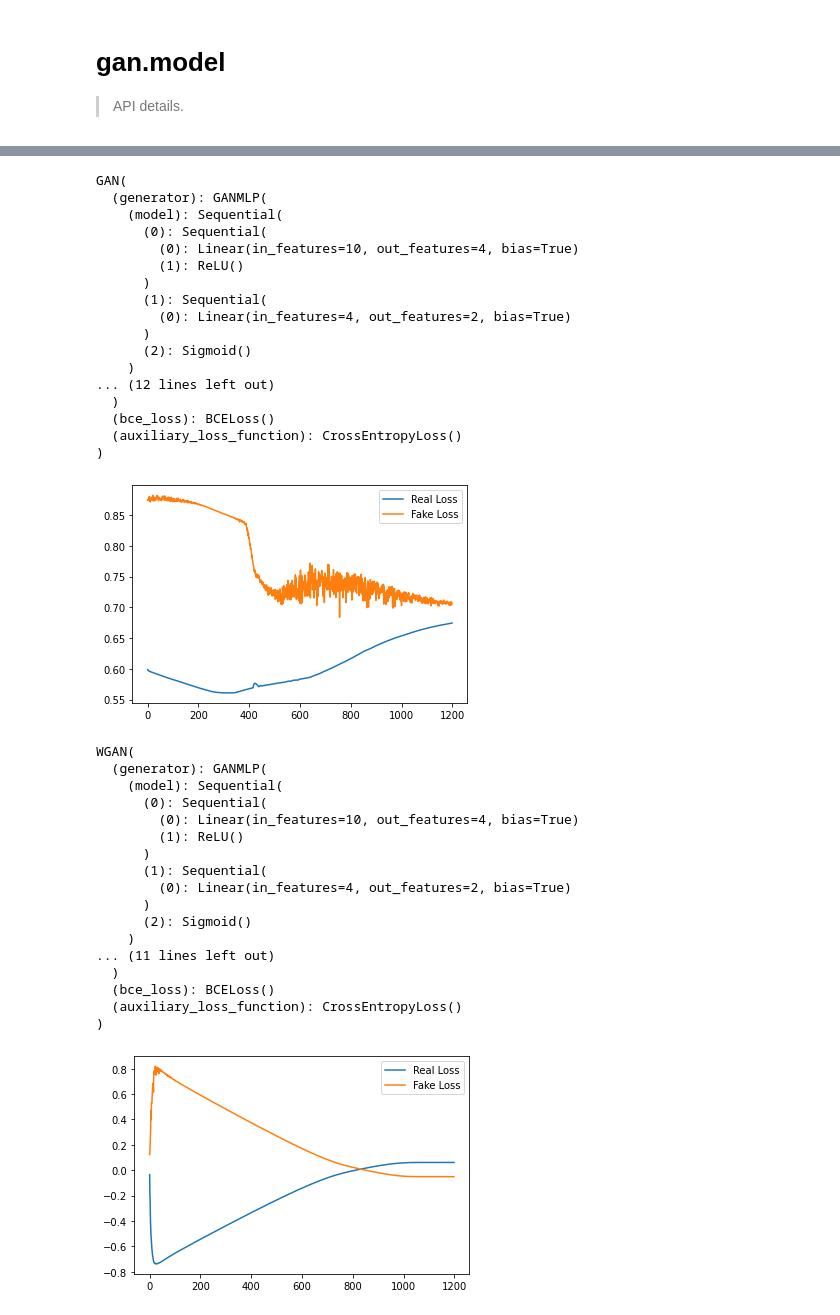
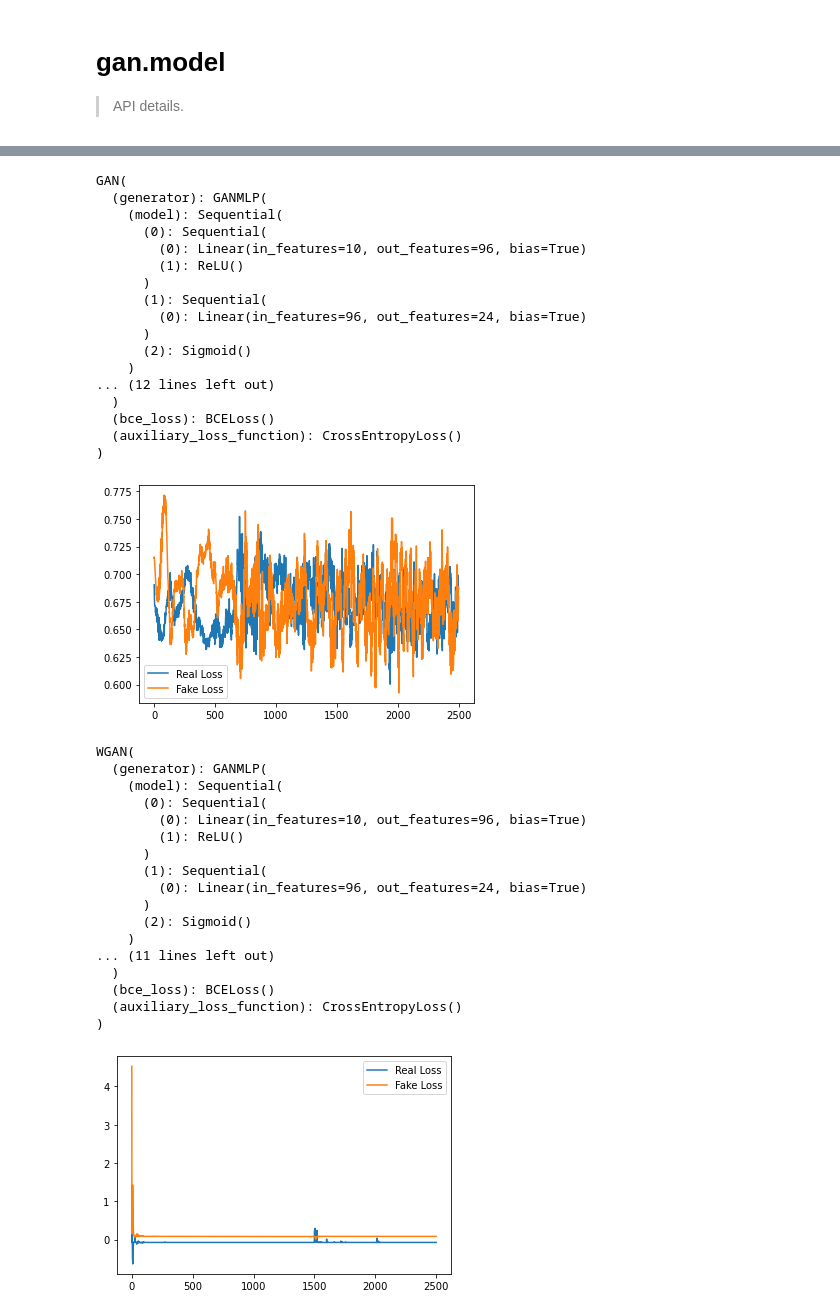
Before and after one commit to scribbler00/fastrenewables, a Jupyter notebook: nbs/10_gan.model.ipynb, the cells around one changed output, grey strips where cells are left out. Cells and saved outputs as stored; diff of their text form; code cells hidden in the pictures.

```diff
--- a/nbs/10_gan.model.ipynb
+++ b/nbs/10_gan.model.ipynb
@@ -57,7 +62,7 @@ def LinBnAct(si, so, use_bn, act_cls):
 # export
 
 class GANMLP(torch.nn.Module):
-    def __init__(self, ann_structure, bn_cont=False, act_fct=torch.nn.ReLU, final_act_fct=nn.Sigmoid, embedding_module=None, transpose=False):
+    def __init__(self, ann_structure, len_ts=1, bn_cont=False, act_fct=torch.nn.ReLU, final_act_fct=nn.Sigmoid, embedding_module=None, transpose=False):
         super(GANMLP, self).__init__()
 
         n_cont = ann_structure[0]
@@ -77,7 +82,7 @@ class GANMLP(torch.nn.Module):
                 cur_act_fct = None
                 cur_use_bn = False
 
-            layer = LinBnAct(ann_structure[idx-1], ann_structure[idx], cur_use_bn , cur_act_fct)
+            layer = LinBnAct(ann_structure[idx-1]*len_ts, ann_structure[idx]*len_ts, cur_use_bn, cur_act_fct)
             layers.append(layer)
         if final_act_fct is not None:
             layers.append(final_act_fct())
@@ -94,16 +99,18 @@ class GANMLP(torch.nn.Module):
 # hide
 
 emb = EmbeddingModule([n_in])
-model = GANMLP(ann_structure=[n_in, n_hidden, 1], embedding_module=emb)
+model = GANMLP(ann_structure=[n_in*len_ts, n_hidden*len_ts, 1*n_classes], embedding_module=None)
 print(model)
 opt = torch.optim.Adam(params=model.parameters())
 loss = torch.nn.MSELoss()
-data = DummyDataset(n_samples=100, n_cat_feats=n_in, n_cont_feats=n_in, n_targets=1, n_dim=2)
+data = SineDataset(n_samples, n_classes, n_features, len_ts)
+#data = DummyDataset(n_samples=100, n_cat_feats=n_in, n_cont_feats=n_in, n_targets=1, n_dim=2)
 dl = torch.utils.data.DataLoader(data, batch_size=8, shuffle=True, drop_last=True)
+plot_sine_samples(dl)
 
 errors = []
 
-for epoch in range(50):
+for epoch in range(epochs):
     for x_cat, x_cont, y in dl:
         opt.zero_grad()
         pred = model(x_cat.long(), x_cont)
@@ -263,7 +241,10 @@ class GAN(nn.Module):
         return y, class_probs
 
     def auxiliary_loss(self, class_probs, y):
-        return self.auxiliary_loss_function(class_probs, y.ravel().to(torch.int64))*self.auxiliary_weighting_factor
+        # class_probs and targets should be of the same shape (N, n_classes)!
+        class_probs = class_probs.squeeze(1)
+        y = y.squeeze(1)
+        return self.auxiliary_loss_function(class_probs, y)*self.auxiliary_weighting_factor
 
     def train_generator(self, x_cat, x_cont, y):
         z = self.noise(x_cont)
@@ -319,14 +300,14 @@ class GAN(nn.Module):
 # %%
 #hide
 
-generator = GANMLP([n_z, n_hidden, n_in])
-discriminator = GANMLP([n_in, n_hidden, 1])
+generator = GANMLP([n_z, n_hidden*len_ts, n_in*len_ts])
+discriminator = GANMLP([n_in*len_ts, n_hidden*len_ts, 1*len_ts])
 gen_opt = torch.optim.Adam(generator.parameters())
 dis_opt = torch.optim.Adam(discriminator.parameters())
 model = GAN(generator, discriminator, gen_opt, dis_opt, n_z=n_z)
 print(model)
 
-data = DummyDataset(n_samples=100, n_cat_feats=n_in, n_cont_feats=n_in, n_targets=1, n_dim=2)
+data = SineDataset(n_samples, n_classes, n_features, len_ts)
 dl = torch.utils.data.DataLoader(data, batch_size=8, shuffle=True, drop_last=True)
 
 for e in tqdm(range(epochs)):
@@ -334,8 +315,6 @@ for e in tqdm(range(epochs)):
         x_cat = x_cat.to(model.device)
         x_cont = x_cont.to(model.device)
         y = y.to(model.device)
-        if y.dim() == 3:
-            y = y.flatten(1, 2)[:, 0]
 
         model.train_discriminator(x_cat, x_cont, y)
         model.train_generator(x_cat, x_cont, y)
@@ -356,11 +335,11 @@ GAN(
   (generator): GANMLP(
     (model): Sequential(
       (0): Sequential(
-        (0): Linear(in_features=10, out_features=4, bias=True)
+        (0): Linear(in_features=10, out_features=96, bias=True)
         (1): ReLU()
       )
       (1): Sequential(
-        (0): Linear(in_features=4, out_features=2, bias=True)
+        (0): Linear(in_features=96, out_features=24, bias=True)
       )
       (2): Sigmoid()
     )
@@ -369,7 +348,7 @@ GAN(
   (bce_loss): BCELoss()
   (auxiliary_loss_function): CrossEntropyLoss()
 )
-[figure, old version]
+[figure, new version]
 # %%
 # export
 
@@ -420,14 +399,14 @@ class WGAN(GAN):
 # %%
 #hide
 
-generator = GANMLP([n_z, n_hidden, n_in])
-discriminator = GANMLP([n_in, n_hidden, 1], final_act_fct=None)
+generator = GANMLP([n_z, n_hidden*len_ts, n_in*len_ts])
+discriminator = GANMLP([n_in*len_ts, n_hidden*len_ts, 1*len_ts], final_act_fct=None)
 gen_opt = torch.optim.RMSprop(generator.parameters())
 dis_opt = torch.optim.RMSprop(discriminator.parameters())
 model = WGAN(generator, discriminator, gen_opt, dis_opt, n_z=n_z)
 print(model)
 
-data = DummyDataset(n_samples=100, n_cat_feats=n_in, n_cont_feats=n_in, n_targets=1, n_dim=2)
+data = SineDataset(n_samples, n_classes, n_features, len_ts)
 dl = torch.utils.data.DataLoader(data, batch_size=8, shuffle=True, drop_last=True)
 
 for e in tqdm(range(epochs)):
@@ -435,40 +414,38 @@ for e in tqdm(range(epochs)):
         x_cat = x_cat.to(model.device)
         x_cont = x_cont.to(model.device)
         y = y.to(model.device)
-        if y.dim() == 3:
-            y = y.flatten(1, 2)[:, 0]
 
         model.train_discriminator(x_cat, x_cont, y)
         model.train_generator(x_cat, x_cont, y)
 
 plt.figure()
 plt.plot(model.real_loss, label='Real Loss')
 plt.plot(model.fake_loss, label='Fake Loss')
 plt.legend()
 plt.show()
 
 z = model.noise(x_cont)
 x_fake = model.generator(x_cat, z)
 assert((x_fake - x_cont).mean().abs().item() < 0.5)
 # %% [output]
 WGAN(
   (generator): GANMLP(
     (model): Sequential(
       (0): Sequential(
-        (0): Linear(in_features=10, out_features=4, bias=True)
+        (0): Linear(in_features=10, out_features=96, bias=True)
         (1): ReLU()
       )
       (1): Sequential(
-        (0): Linear(in_features=4, out_features=2, bias=True)
+        (0): Linear(in_features=96, out_features=24, bias=True)
       )
       (2): Sigmoid()
     )
 ... (11 lines left out)
   )
   (bce_loss): BCELoss()
   (auxiliary_loss_function): CrossEntropyLoss()
 )
-[figure, old version]
+[figure, new version]
 # %%
 #export
 
```
Also changed, not shown: parts of 15 cells of this notebook, 6 other files.
